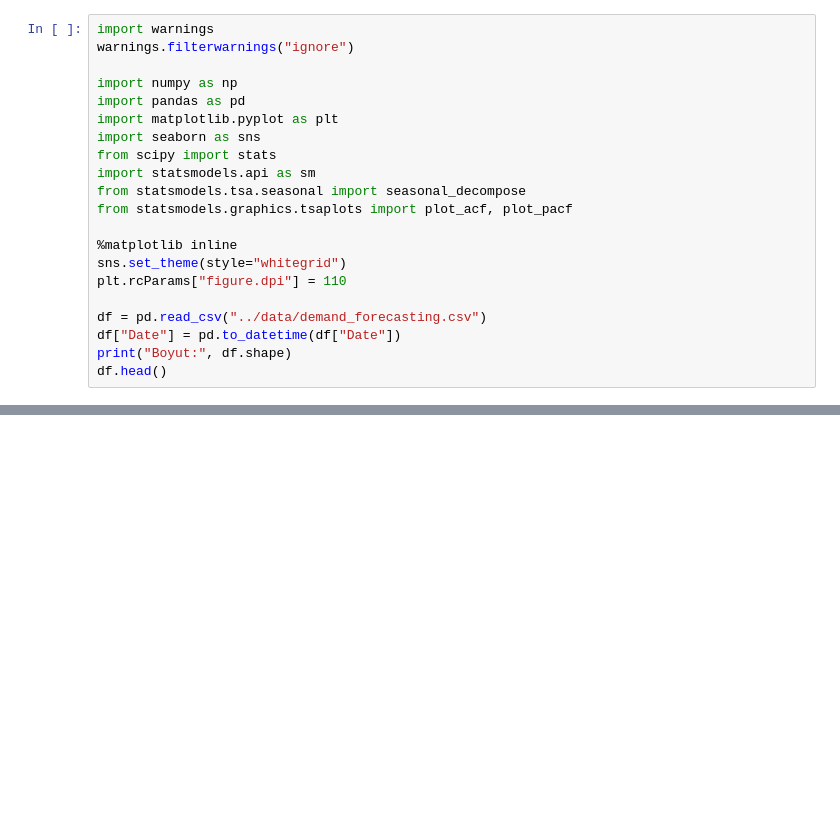
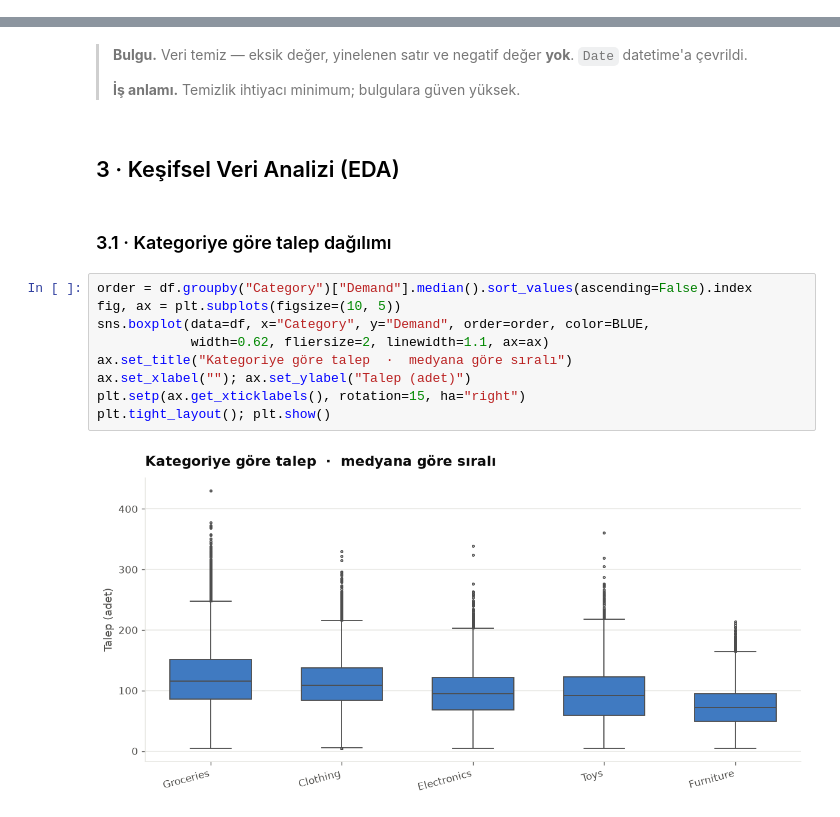
Before and after one commit to humaisik-star/ai-demand-forecasting-, a Jupyter notebook: notebooks/data_analysis_starter.ipynb, the cells around one changed output, grey strips where cells are left out. Saved outputs shown, nothing was run; the diff lists cells and outputs as text; blank space fills up the shorter version.

```diff
--- a/notebooks/data_analysis_starter.ipynb
+++ b/notebooks/data_analysis_starter.ipynb
@@ -22,21 +0,0 @@ destekleyecek bulgular çıkarır ve kısa bir modelleme ile talebi tahmin eder.
-# %%
-import warnings
-warnings.filterwarnings("ignore")
-
-import numpy as np
-import pandas as pd
-import matplotlib.pyplot as plt
-import seaborn as sns
-from scipy import stats
-import statsmodels.api as sm
-from statsmodels.tsa.seasonal import seasonal_decompose
-from statsmodels.graphics.tsaplots import plot_acf, plot_pacf
-
-%matplotlib inline
-sns.set_theme(style="whitegrid")
-plt.rcParams["figure.dpi"] = 110
-
-df = pd.read_csv("../data/demand_forecasting.csv")
-df["Date"] = pd.to_datetime(df["Date"])
-print("Boyut:", df.shape)
-df.head()
@@ -467,0 +142,20 @@ yönetimi stratejilerini destekler.
+# %% [markdown]
+> **Bulgu.** Veri temiz — eksik değer, yinelenen satır ve negatif değer **yok**.
+> `Date` datetime'a çevrildi.
+>
+> **İş anlamı.** Temizlik ihtiyacı minimum; bulgulara güven yüksek.
+# %% [markdown]
+## 3 · Keşifsel Veri Analizi (EDA)
+# %% [markdown]
+### 3.1 · Kategoriye göre talep dağılımı
+# %%
+order = df.groupby("Category")["Demand"].median().sort_values(ascending=False).index
+fig, ax = plt.subplots(figsize=(10, 5))
+sns.boxplot(data=df, x="Category", y="Demand", order=order, color=BLUE,
+            width=0.62, fliersize=2, linewidth=1.1, ax=ax)
+ax.set_title("Kategoriye göre talep  ·  medyana göre sıralı")
+ax.set_xlabel(""); ax.set_ylabel("Talep (adet)")
+plt.setp(ax.get_xticklabels(), rotation=15, ha="right")
+plt.tight_layout(); plt.show()
+# %% [output]
+[figure, added]
```
Also changed, not shown: parts of 130 cells of this notebook.
